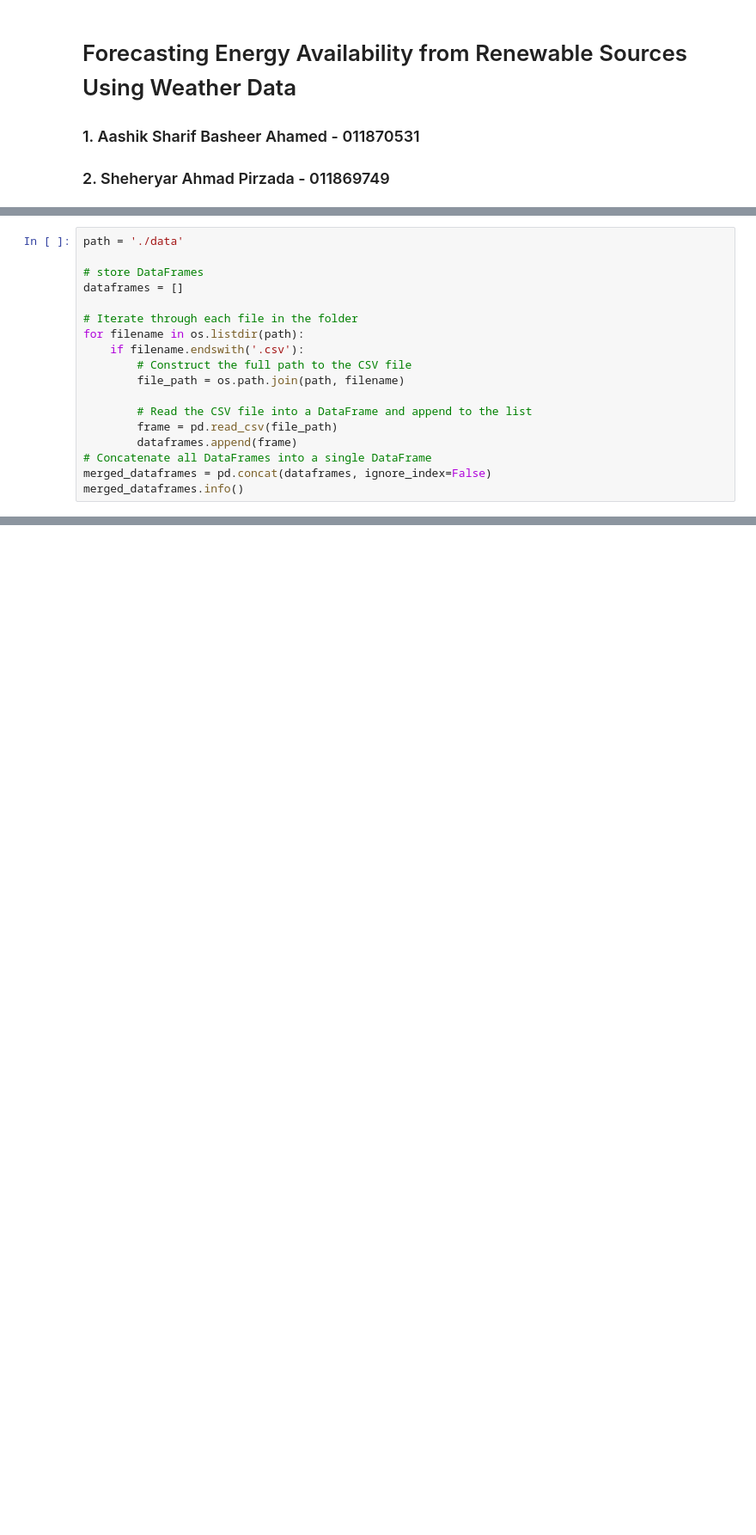
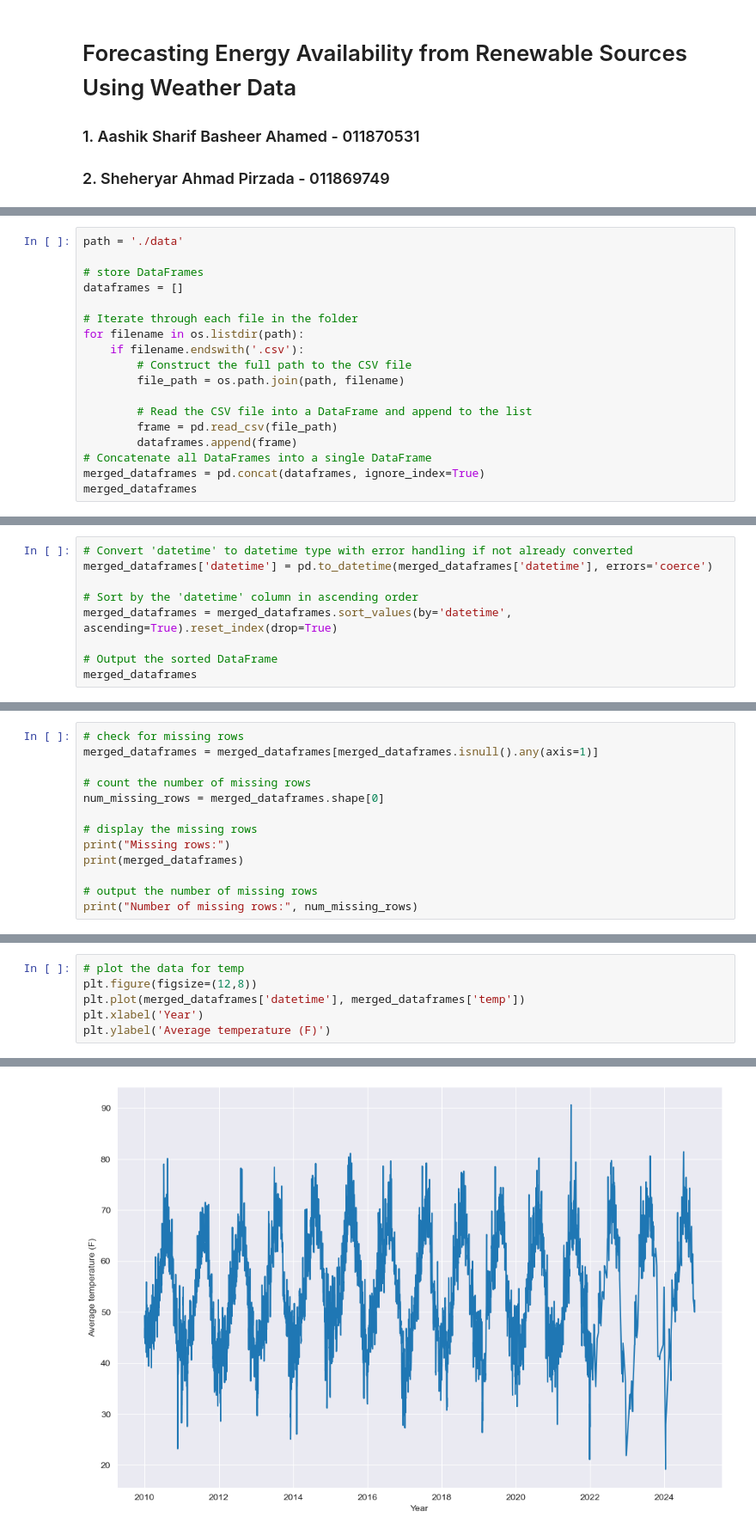
Before and after one commit to peersahab/data-science-project, a Jupyter notebook: FEARSUWD.ipynb, the cells around one changed output, grey strips where cells are left out. Shown at 86% size. Saved outputs shown, nothing was run; the diff lists cells and outputs as text; blank space fills up the shorter version.

```diff
--- a/FEARSUWD.ipynb
+++ b/FEARSUWD.ipynb
@@ -28,6 +39,6 @@ for filename in os.listdir(path):
         frame = pd.read_csv(file_path)
         dataframes.append(frame)
 # Concatenate all DataFrames into a single DataFrame
-merged_dataframes = pd.concat(dataframes, ignore_index=False)
-merged_dataframes.info()
+merged_dataframes = pd.concat(dataframes, ignore_index=True)
+merged_dataframes
 # %% [output]
@@ -50,0 +102,9 @@ memory usage: 485.0+ KB
+# %%
+# Convert 'datetime' to datetime type with error handling if not already converted
+merged_dataframes['datetime'] = pd.to_datetime(merged_dataframes['datetime'], errors='coerce')
+
+# Sort by the 'datetime' column in ascending order
+merged_dataframes = merged_dataframes.sort_values(by='datetime', ascending=True).reset_index(drop=True)
+
+# Output the sorted DataFrame
+merged_dataframes
@@ -50,0 +125,13 @@ memory usage: 485.0+ KB
+# %%
+# check for missing rows
+merged_dataframes = merged_dataframes[merged_dataframes.isnull().any(axis=1)]
+
+# count the number of missing rows
+num_missing_rows = merged_dataframes.shape[0]
+
+# display the missing rows
+print("Missing rows:")
+print(merged_dataframes)
+
+# output the number of missing rows
+print("Number of missing rows:", num_missing_rows)
@@ -50,0 +156,7 @@ memory usage: 485.0+ KB
+# %%
+# plot the data for temp
+plt.figure(figsize=(12,8))
+plt.plot(merged_dataframes['datetime'], merged_dataframes['temp'])
+plt.xlabel('Year')
+plt.ylabel('Average temperature (F)')
+# %% [output]
@@ -50,0 +164 @@ memory usage: 485.0+ KB
+[figure, added]
```
Also changed, not shown: parts of 63 cells of this notebook, 4 other files.
